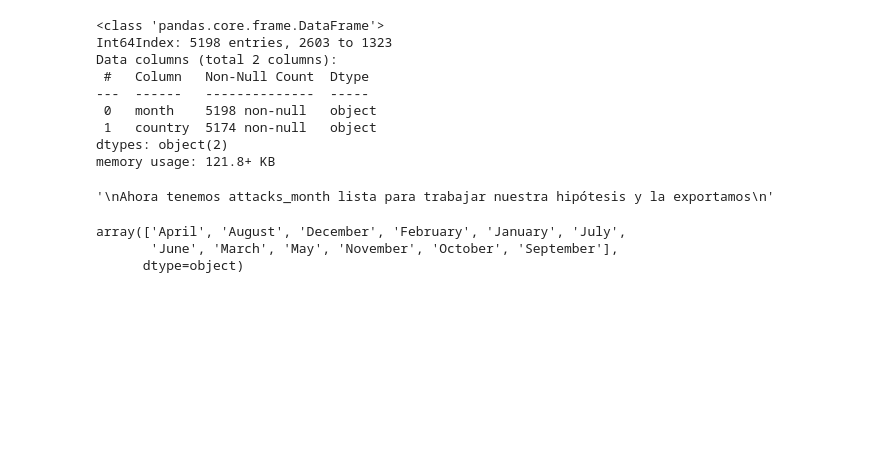
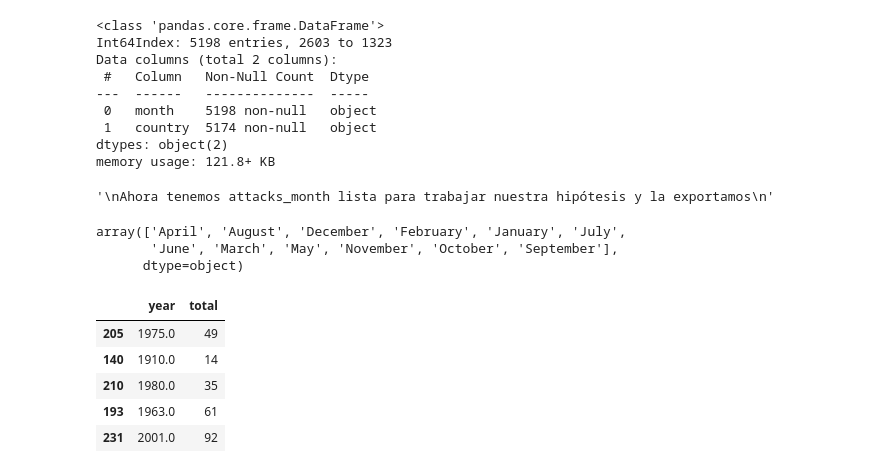
Before and after one commit to ce-valle/pandas_project, a Jupyter notebook: cleanning.ipynb, the cells around one changed output. Cells and saved outputs as stored; diff of their text form; code cells hidden in the pictures; blank space fills up the shorter version.

```diff
--- a/cleanning.ipynb
+++ b/cleanning.ipynb
@@ -231,3 +240,15 @@ attacks_month.month.unique()
 array(['April', 'August', 'December', 'February', 'January', 'July',
        'June', 'March', 'May', 'November', 'October', 'September'],
       dtype=object)
+# %%
+attacks_year =  attacks_2.groupby(['year']).agg({'month':'count'}).reset_index().rename(columns={'month':"total"})
+attacks_year = attacks_year[attacks_year['year'] > 1900]
+attacks_year.to_csv("Data/attacks_year.csv", index=False)
+attacks_year.sample(5)
+# %% [output]
+|  | year | total |
+| 205 | 1975.0 | 49 |
+| 140 | 1910.0 | 14 |
+| 210 | 1980.0 | 35 |
+| 193 | 1963.0 | 61 |
+| 231 | 2001.0 | 92 |
```
Also changed, not shown: parts of 10 cells of this notebook, 3 other files.
